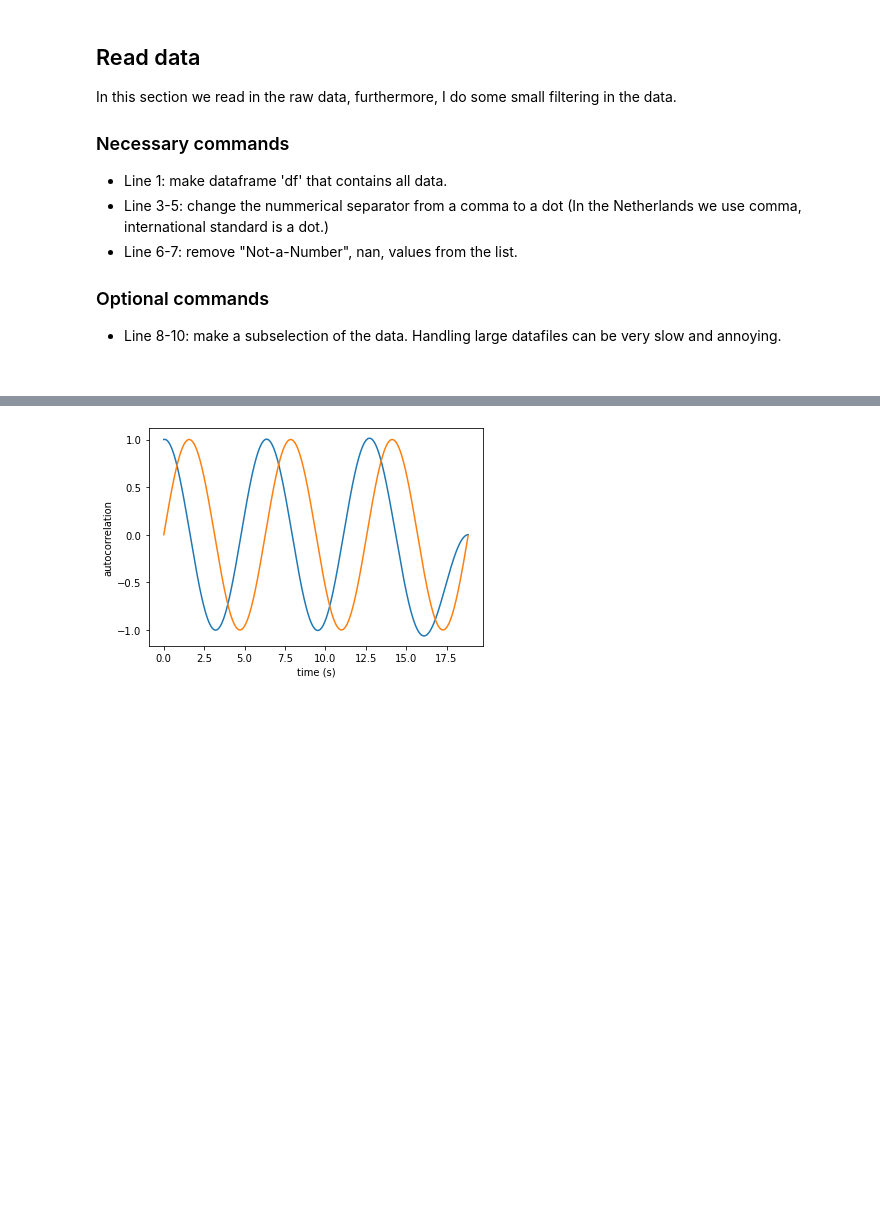
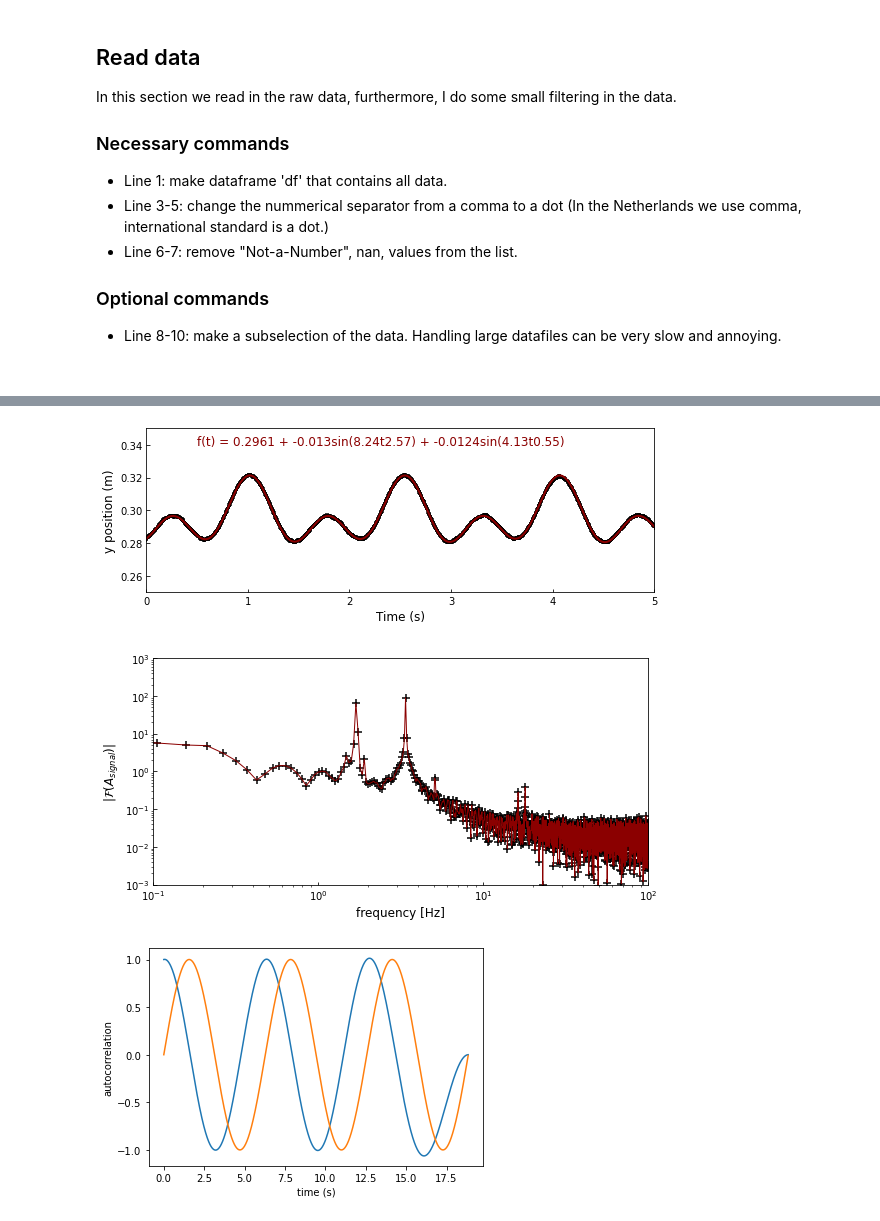
Before and after one commit to JBusink/Ndiff, a Jupyter notebook: code/Notebook_FFT.ipynb, the cells around one changed output, grey strips where cells are left out. Drawn from its saved outputs; the diff is of its cells as text; code cells hidden in the pictures; blank space fills up the shorter version.

```diff
--- a/code/Notebook_FFT.ipynb
+++ b/code/Notebook_FFT.ipynb
@@ -112,3 +89,44 @@ plt.show()
+# %%
+popt, pcov = curve_fit(model,t[0:1000],y[0:1000],p0=[0.394,0.05,9.2,0,0.01,4.6,0])
+
+fig,axes=plt.subplots(1,1,figsize=(8,3))
+axes.scatter(t[0::1],y[0::1], color = 'black', s = 15, marker ='+')
+axes.plot(np.linspace(0,5,1001),model(np.linspace(0,5,1001),*popt), color ='darkred', lw = 2)
+
+axes.set_xlim(0,5)
+axes.set_ylim(0.25,0.35)
+
+axes.set_xlabel('Time (s)', fontsize=12)
+axes.set_ylabel('y position (m)',fontsize=12)
+axes.tick_params(direction="in")
+# axes.text(1,0.25,r"$f(t) = x_{0} + A(t)\cdot\sin(\omega t+\phi)$", color = 'black', fontsize=12)
+axes.text(0.5,0.34,"f(t) = " + "{:.4f}".format(popt[0]) +" + "+ "{:.3f}".format(popt[1])
+          +r"sin(" +"{:.2f}".format(popt[2])+ "t"+"{:.2f}".format(popt[3]) + ")"  +" + "+ "{:.4f}".format(popt[4])
+          +r"sin(" +"{:.2f}".format(popt[5])+ "t"+"{:.2f}".format(popt[6]) + ")"  , color = 'darkred', fontsize=12)
+plt.tight_layout()
+plt.show()
+
+# Number of sample points
+A_signal_fft = rfft(np.asarray(y)-np.mean(y))
+frequencies = rfftfreq(np.size(t),1/126.)
+
+fig,axes=plt.subplots(1,1, figsize=(8,4))
+axes.plot(frequencies*2*np.pi, np.abs(A_signal_fft), lw=1, c='darkred')
+axes.scatter(frequencies*2*np.pi, np.abs(A_signal_fft), s=50, c='black',marker='+')
+
+axes.set_xlim(.1,100)
+axes.set_ylim(0.001,1000)
+axes.set_yscale('log')
+axes.set_xscale('log')
+
+axes.set_xlabel("frequency [Hz]",fontsize=12)
+axes.set_ylabel(r"$|\mathcal{F}(A_{signal})|$",fontsize=12)
+axes.tick_params(direction="in")
+plt.tight_layout()
+plt.show()
+# %% [output]
+[figure, added]
+[figure, added]
 # %%
 import numpy as np
 import matplotlib.pyplot as plt
```
Also changed, not shown: parts of 1 cell of this notebook.
